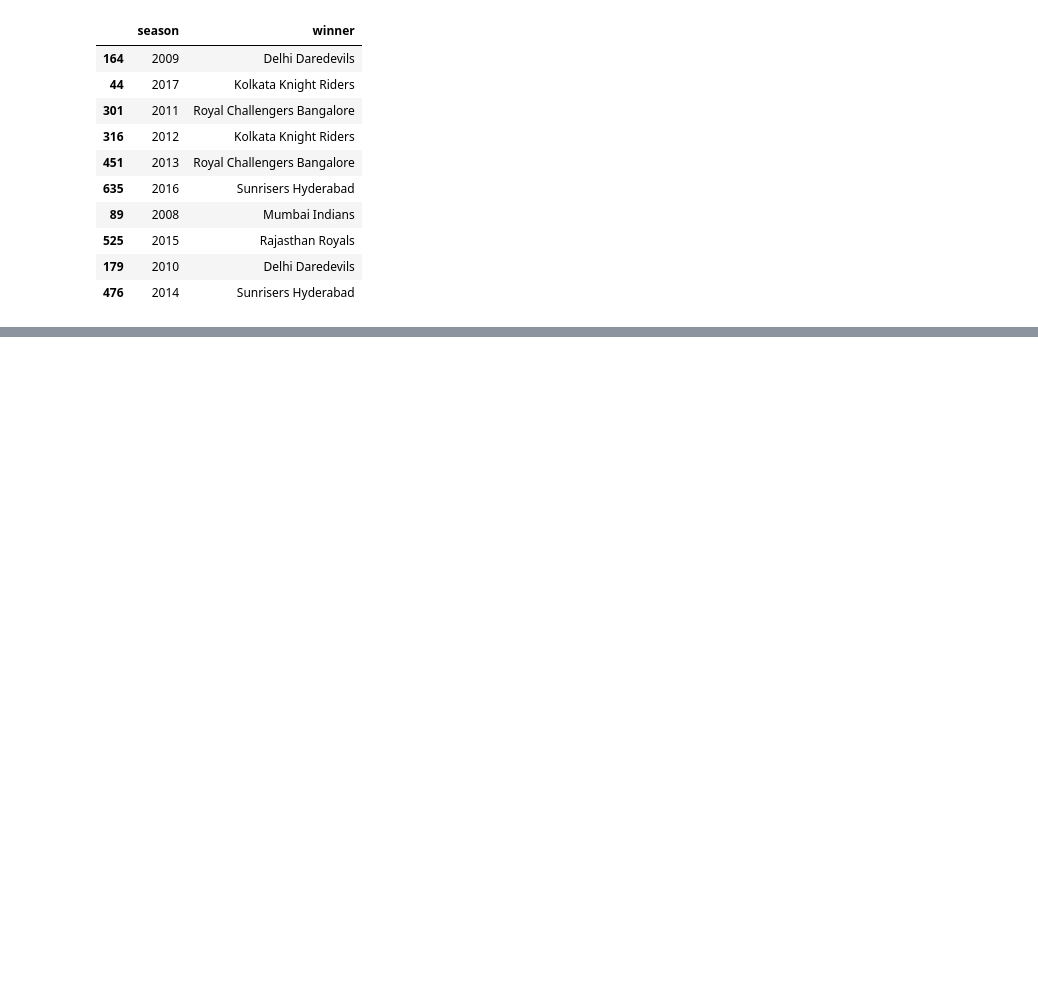
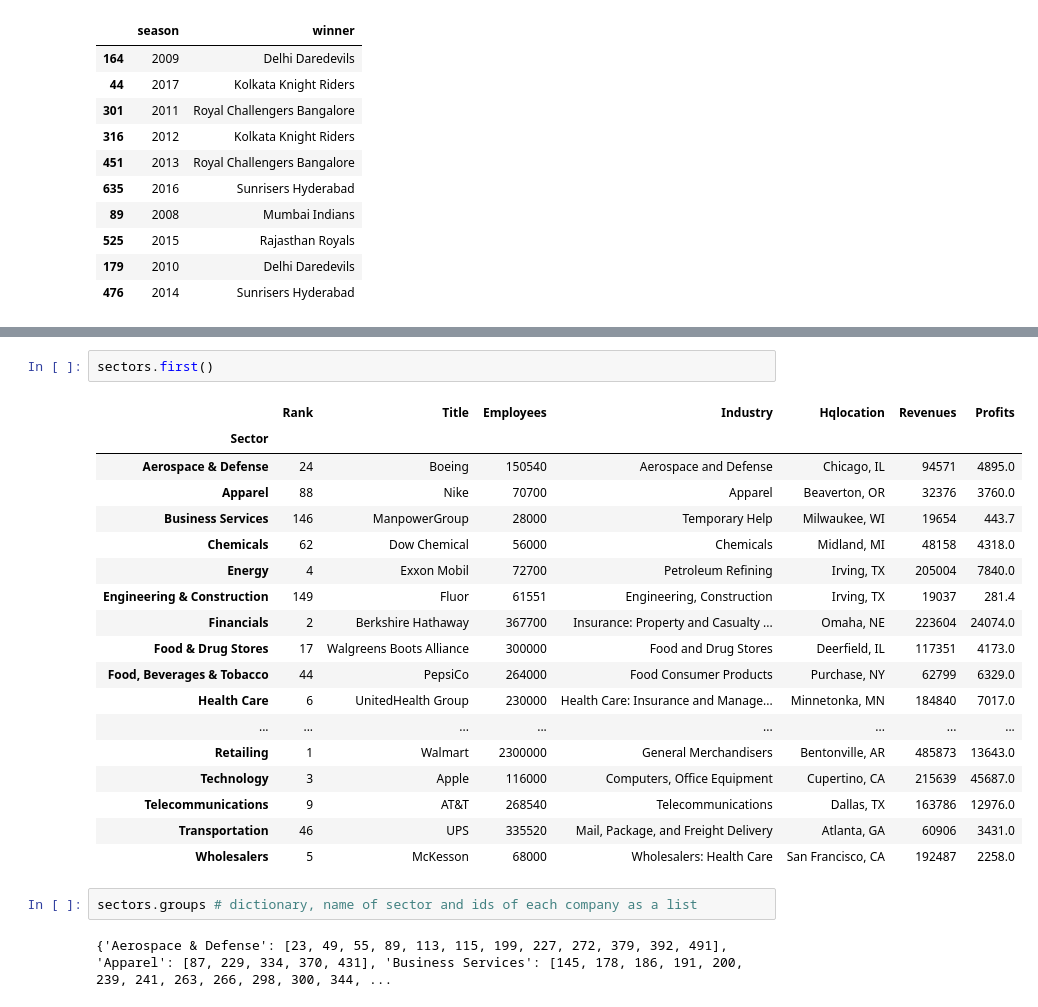
Before and after one commit to RazyAnas/MachineLearning, a Jupyter notebook: Pandas.ipynb, the cells around one changed output, grey strips where cells are left out. Cells and saved outputs as stored; diff of their text form; blank space fills up the shorter version.

```diff
--- a/Pandas.ipynb
+++ b/Pandas.ipynb
@@ -445,0 +528,25 @@ data.drop_duplicates(subset='season', keep='last')[['season', 'winner']]
+# %%
+sectors.first()
+# %% [output]
+|  | Rank | Title | Employees | Industry | Hqlocation | Revenues | Profits |
+| Sector |  |  |  |  |  |  |  |
+| Aerospace & Defense | 24 | Boeing | 150540 | Aerospace and Defense | Chicago, IL | 94571 | 4895.0 |
+| Apparel | 88 | Nike | 70700 | Apparel | Beaverton, OR | 32376 | 3760.0 |
+| Business Services | 146 | ManpowerGroup | 28000 | Temporary Help | Milwaukee, WI | 19654 | 443.7 |
+| Chemicals | 62 | Dow Chemical | 56000 | Chemicals | Midland, MI | 48158 | 4318.0 |
+| Energy | 4 | Exxon Mobil | 72700 | Petroleum Refining | Irving, TX | 205004 | 7840.0 |
+| Engineering & Construction | 149 | Fluor | 61551 | Engineering, Construction | Irving, TX | 19037 | 281.4 |
+| Financials | 2 | Berkshire Hathaway | 367700 | Insurance: Property and Casualty ... | Omaha, NE | 223604 | 24074.0 |
+| Food & Drug Stores | 17 | Walgreens Boots Alliance | 300000 | Food and Drug Stores | Deerfield, IL | 117351 | 4173.0 |
+| Food, Beverages & Tobacco | 44 | PepsiCo | 264000 | Food Consumer Products | Purchase, NY | 62799 | 6329.0 |
+| Health Care | 6 | UnitedHealth Group | 230000 | Health Care: Insurance and Manage... | Minnetonka, MN | 184840 | 7017.0 |
+| ... | ... | ... | ... | ... | ... | ... | ... |
+| Retailing | 1 | Walmart | 2300000 | General Merchandisers | Bentonville, AR | 485873 | 13643.0 |
+| Technology | 3 | Apple | 116000 | Computers, Office Equipment | Cupertino, CA | 215639 | 45687.0 |
+| Telecommunications | 9 | AT&T | 268540 | Telecommunications | Dallas, TX | 163786 | 12976.0 |
+| Transportation | 46 | UPS | 335520 | Mail, Package, and Freight Delivery | Atlanta, GA | 60906 | 3431.0 |
+| Wholesalers | 5 | McKesson | 68000 | Wholesalers: Health Care | San Francisco, CA | 192487 | 2258.0 |
+# %%
+sectors.groups # dictionary, name of sector and ids of each company as a list
+# %% [output]
+{'Aerospace & Defense': [23, 49, 55, 89, 113, 115, 199, 227, 272, 379, 392, 491], 'Apparel': [87, 229, 334, 370, 431], 'Business Services': [145, 178, 186, 191, 200, 239, 241, 263, 266, 298, 300, 344, ...
```
Also changed, not shown: parts of 15 cells of this notebook.
